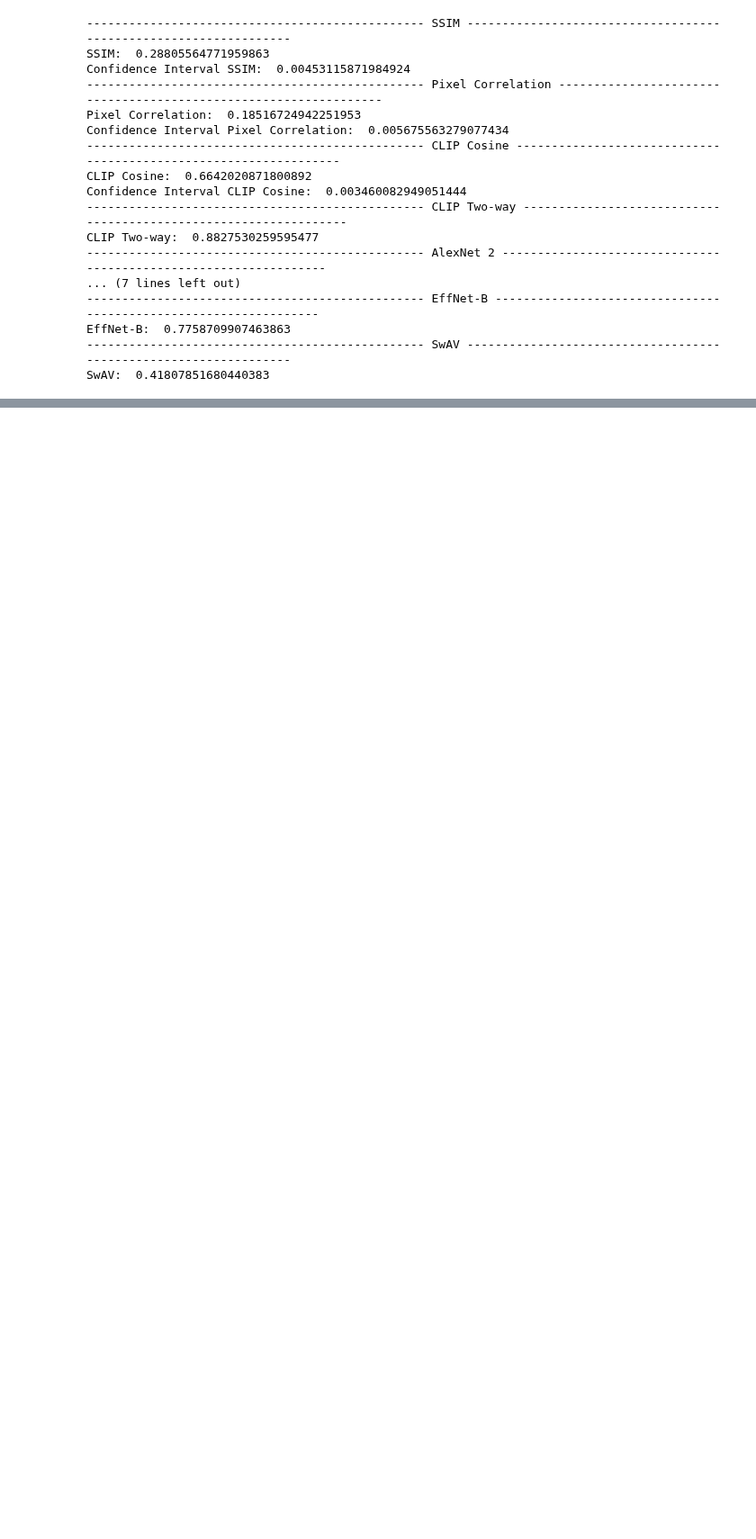
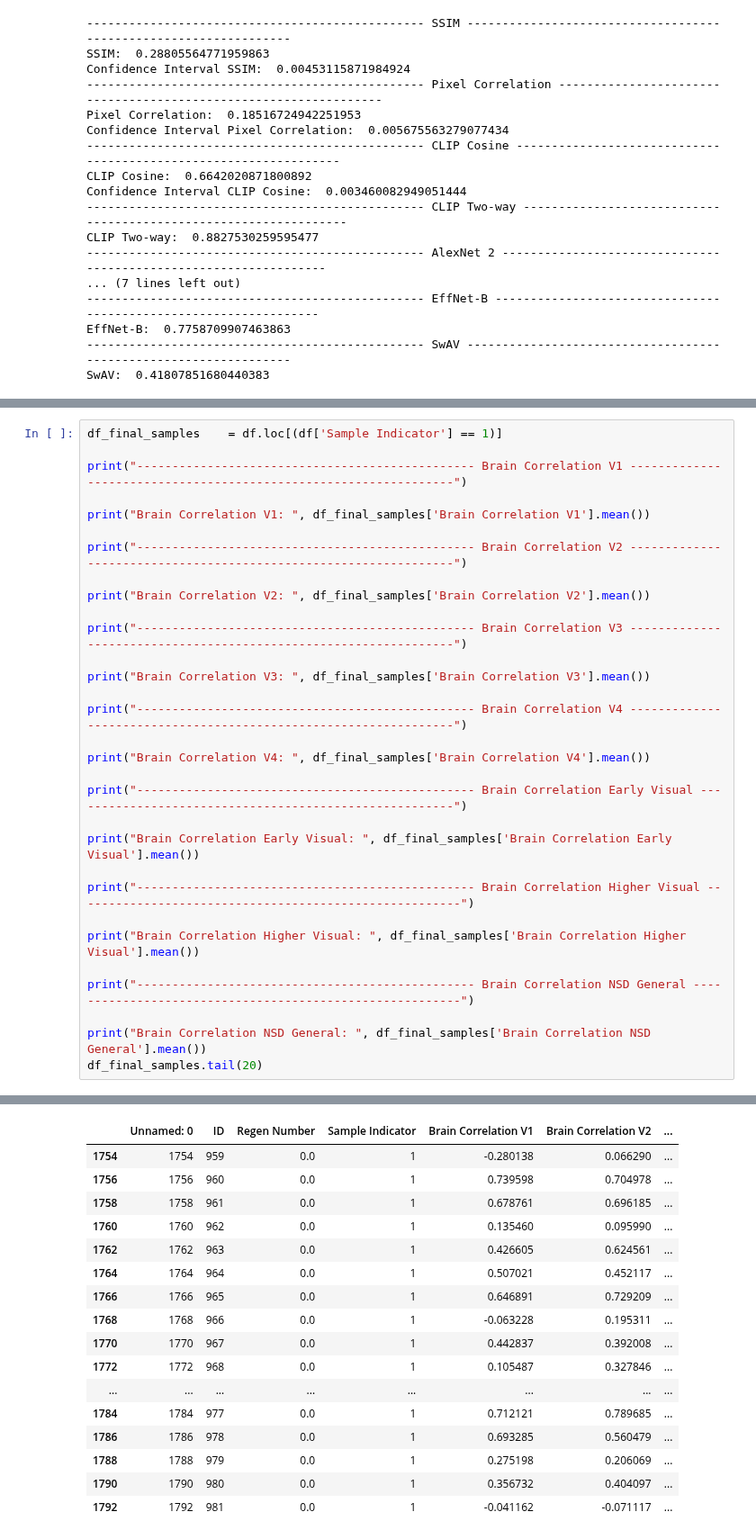
Before and after one commit to reesekneeland/Second-Sight, a Jupyter notebook: scripts/prepare_figures.ipynb, the cells around one changed output, grey strips where cells are left out. Shown at 90% size. Drawn from its saved outputs; the diff is of its cells as text; blank space fills up the shorter version.

```diff
--- a/scripts/prepare_figures.ipynb
+++ b/scripts/prepare_figures.ipynb
@@ -337,0 +477,32 @@ SwAV:  0.41807851680440383
+# %%
+df_final_samples    = df.loc[(df['Sample Indicator'] == 1)]
+
+print("------------------------------------------------ Brain Correlation V1 -----------------------------------------------------------------")
+
+print("Brain Correlation V1: ", df_final_samples['Brain Correlation V1'].mean())
+
+print("------------------------------------------------ Brain Correlation V2 -----------------------------------------------------------------")
+
+print("Brain Correlation V2: ", df_final_samples['Brain Correlation V2'].mean())
+
+print("------------------------------------------------ Brain Correlation V3 -----------------------------------------------------------------")
+
+print("Brain Correlation V3: ", df_final_samples['Brain Correlation V3'].mean())
+
+print("------------------------------------------------ Brain Correlation V4 -----------------------------------------------------------------")
+
+print("Brain Correlation V4: ", df_final_samples['Brain Correlation V4'].mean())
+
+print("------------------------------------------------ Brain Correlation Early Visual -------------------------------------------------------")
+
+print("Brain Correlation Early Visual: ", df_final_samples['Brain Correlation Early Visual'].mean())
+
+print("------------------------------------------------ Brain Correlation Higher Visual -------------------------------------------------------")
+
+print("Brain Correlation Higher Visual: ", df_final_samples['Brain Correlation Higher Visual'].mean())
+
+print("------------------------------------------------ Brain Correlation NSD General ---------------------------------------------------------")
+
+print("Brain Correlation NSD General: ", df_final_samples['Brain Correlation NSD General'].mean())
+df_final_samples.tail(20)
+# %% [output]
@@ -337,0 +523,17 @@ SwAV:  0.41807851680440383
+|  | Unnamed: 0 | ID | Regen Number | Sample Indicator | Brain Correlation V1 | Brain Correlation V2 | ... |
+| 1754 | 1754 | 959 | 0.0 | 1 | -0.280138 | 0.066290 | ... |
+| 1756 | 1756 | 960 | 0.0 | 1 | 0.739598 | 0.704978 | ... |
+| 1758 | 1758 | 961 | 0.0 | 1 | 0.678761 | 0.696185 | ... |
+| 1760 | 1760 | 962 | 0.0 | 1 | 0.135460 | 0.095990 | ... |
+| 1762 | 1762 | 963 | 0.0 | 1 | 0.426605 | 0.624561 | ... |
+| 1764 | 1764 | 964 | 0.0 | 1 | 0.507021 | 0.452117 | ... |
+| 1766 | 1766 | 965 | 0.0 | 1 | 0.646891 | 0.729209 | ... |
+| 1768 | 1768 | 966 | 0.0 | 1 | -0.063228 | 0.195311 | ... |
+| 1770 | 1770 | 967 | 0.0 | 1 | 0.442837 | 0.392008 | ... |
+| 1772 | 1772 | 968 | 0.0 | 1 | 0.105487 | 0.327846 | ... |
+| ... | ... | ... | ... | ... | ... | ... | ... |
+| 1784 | 1784 | 977 | 0.0 | 1 | 0.712121 | 0.789685 | ... |
+| 1786 | 1786 | 978 | 0.0 | 1 | 0.693285 | 0.560479 | ... |
+| 1788 | 1788 | 979 | 0.0 | 1 | 0.275198 | 0.206069 | ... |
+| 1790 | 1790 | 980 | 0.0 | 1 | 0.356732 | 0.404097 | ... |
+| 1792 | 1792 | 981 | 0.0 | 1 | -0.041162 | -0.071117 | ... |
```
Also changed, not shown: parts of 9 cells of this notebook, 1 other file.
